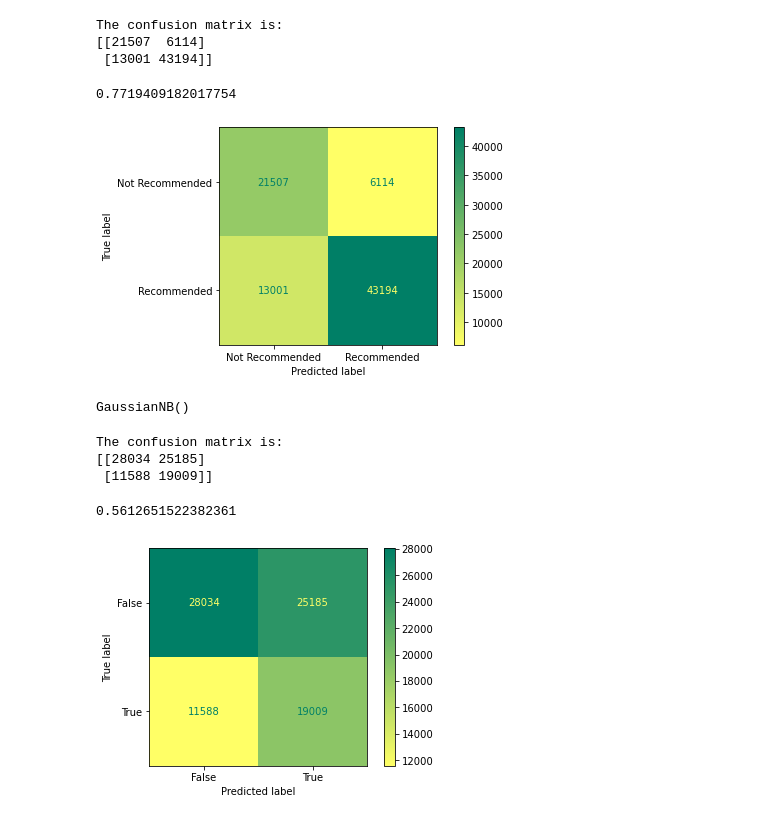
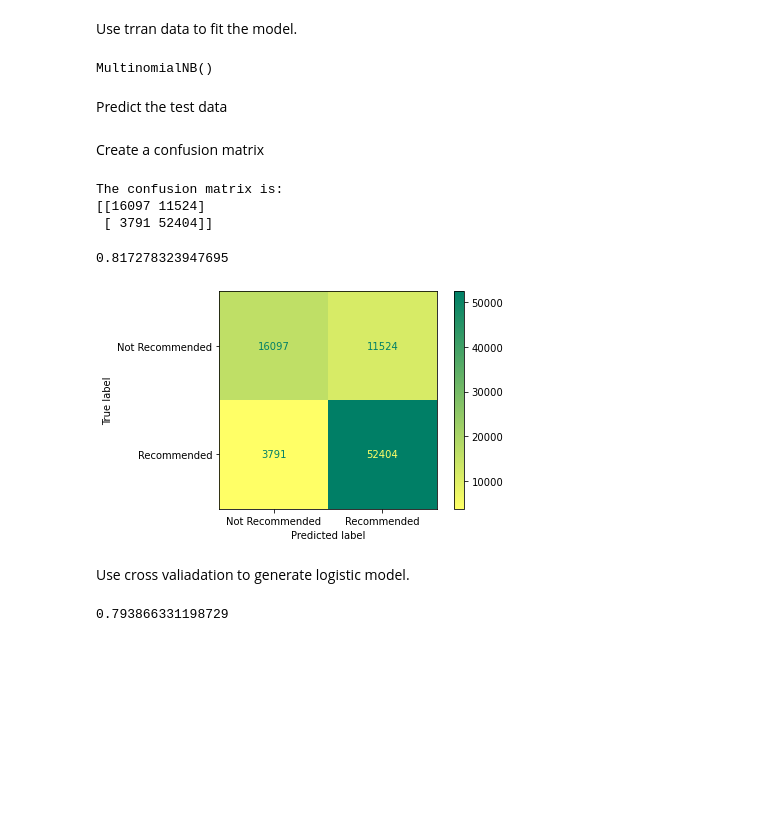
Before and after one commit to lm2546/Game-Review-Classification, a Jupyter notebook: Model/NavieBayes.ipynb, the cells around one changed output. Saved outputs shown, nothing was run; the diff lists cells and outputs as text; code cells hidden in the pictures; blank space fills up the shorter version.

```diff
--- a/Model/NavieBayes.ipynb
+++ b/Model/NavieBayes.ipynb
@@ -13,6 +22,5 @@ import plotly.express as px
 # %%
-Clean_DF = pd.read_csv('Steam_Clean_Data.csv')
-Train_reco = pd.read_csv('Train_reco.csv')
-Test_reco = pd.read_csv('Test_reco.csv')
-Train_auth = pd.read_csv('Train_auth.csv')
-Test_auth = pd.read_csv('Test_auth.csv')
+file=os.path.dirname(os.getcwd())
+Clean_DF = pd.read_csv(file+'\\data\\Steam_Clean_Data.csv')
+Train_reco = pd.read_csv(file+'\\data\\Train_reco.csv')
+Test_reco = pd.read_csv(file+'\\data\\Test_reco.csv')
@@ -22,3 +34,5 @@ Tfidf_reco=TfidfVectorizer(
     lowercase=True,
     stop_words = "english",max_features = 1000)
 Train_DTM_reco = Tfidf_reco.fit_transform(Train_reco['review'])
+Test_DTM_reco = Tfidf_reco.transform(Test_reco['review'])
+DTM_reco=Tfidf_reco.fit_transform(Clean_DF['review'])
@@ -27,4 +49,3 @@ Train_DTM_DF_reco=pd.DataFrame(Train_DTM_reco.toarray(),columns=Tfidf_reco.get_f
 # %%
 ## Instantiate
-nb_reco=GaussianNB()
-nb_reco.fit(Train_DTM_DF_reco, Train_reco['recommendation'])
+nb_reco=MultinomialNB()
@@ -41,17 +52,25 @@ MyTree1 = tree.plot_tree(MyDT1, impurity=True, rounded=True,
+# %% [markdown]
+Use trran data to fit the model.
+# %%
+nb_reco.fit(Train_DTM_DF_reco, Train_reco['recommendation'])
+# %% [output]
+MultinomialNB()
+# %% [markdown]
+Predict the test data
 # %%
-Test_DTM_reco = Tfidf_reco.transform(Test_reco['review'])
-Test_DTM_DF_reco=pd.DataFrame(Test_DTM_reco.toarray(),columns=Tfidf_reco.get_feature_names())
-DT_pred_reco=nb_reco.predict(Test_DTM_DF_reco)
+nb_pred_reco=nb_reco.predict(Test_DTM_DF_reco)
+# %% [markdown]
+Create a confusion matrix
 # %%
-bn_matrix = confusion_matrix(Test_reco['recommendation'], DT_pred_reco)
+bn_matrix = confusion_matrix(Test_reco['recommendation'], nb_pred_reco)
 print("\nThe confusion matrix is:")
 print(bn_matrix)
 plot_confusion_matrix(nb_reco, Test_DTM_DF_reco, Test_reco['recommendation'], cmap = 'summer_r')
 #plt.savefig('MyTree1_cm.png')
-accuracy_score(Test_reco['recommendation'], DT_pred_reco)
+accuracy_score(Test_reco['recommendation'], nb_pred_reco)
 # %% [output]
 The confusion matrix is:
-[[21507  6114]
- [13001 43194]]
+[[16097 11524]
+ [ 3791 52404]]
-0.7719409182017754
+0.817278323947695
-[figure, old version]
+[figure, new version]
@@ -65,6 +76,0 @@ Train_DTM_DF_auth=pd.DataFrame(Train_DTM_auth.toarray(),columns=Tfidf_auth.get_f
-# %%
-## Instantiate
-nb_auth=GaussianNB()
-nb_auth.fit(Train_DTM_DF_auth, Train_auth['authentic'])
-# %% [output]
-GaussianNB()
@@ -75,13 +77,2 @@ DT_pred_auth=nb_auth.predict(Test_DTM_DF_auth)
-# %%
-bn_matrix = confusion_matrix(Test_auth['authentic'], DT_pred_auth)
-print("\nThe confusion matrix is:")
-print(bn_matrix)
-plot_confusion_matrix(nb_auth, Test_DTM_DF_auth, Test_auth['authentic'], cmap = 'summer_r')
-#plt.savefig('MyTree1_cm.png')
-accuracy_score(Test_auth['authentic'], DT_pred_auth)
-# %% [output]
-The confusion matrix is:
-[[28034 25185]
- [11588 19009]]
-0.5612651522382361
-[figure, removed]
+# %% [markdown]
+Use cross valiadation to generate logistic model.
@@ -87,0 +81,4 @@ The confusion matrix is:
+# %%
+cv_reco['test_score'].mean()
+# %% [output]
+0.793866331198729
```
Also changed, not shown: parts of 18 cells of this notebook, 8 other files.
